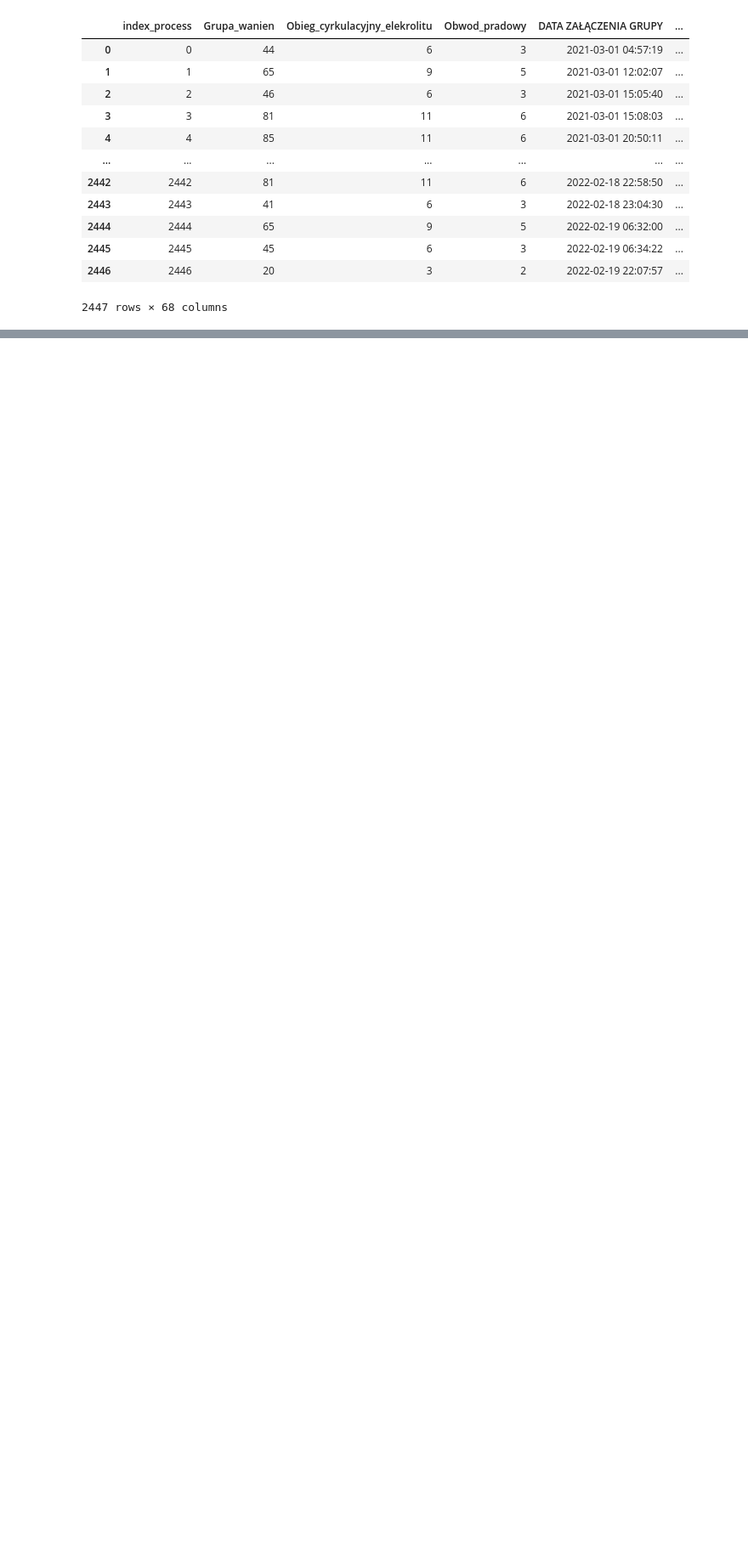
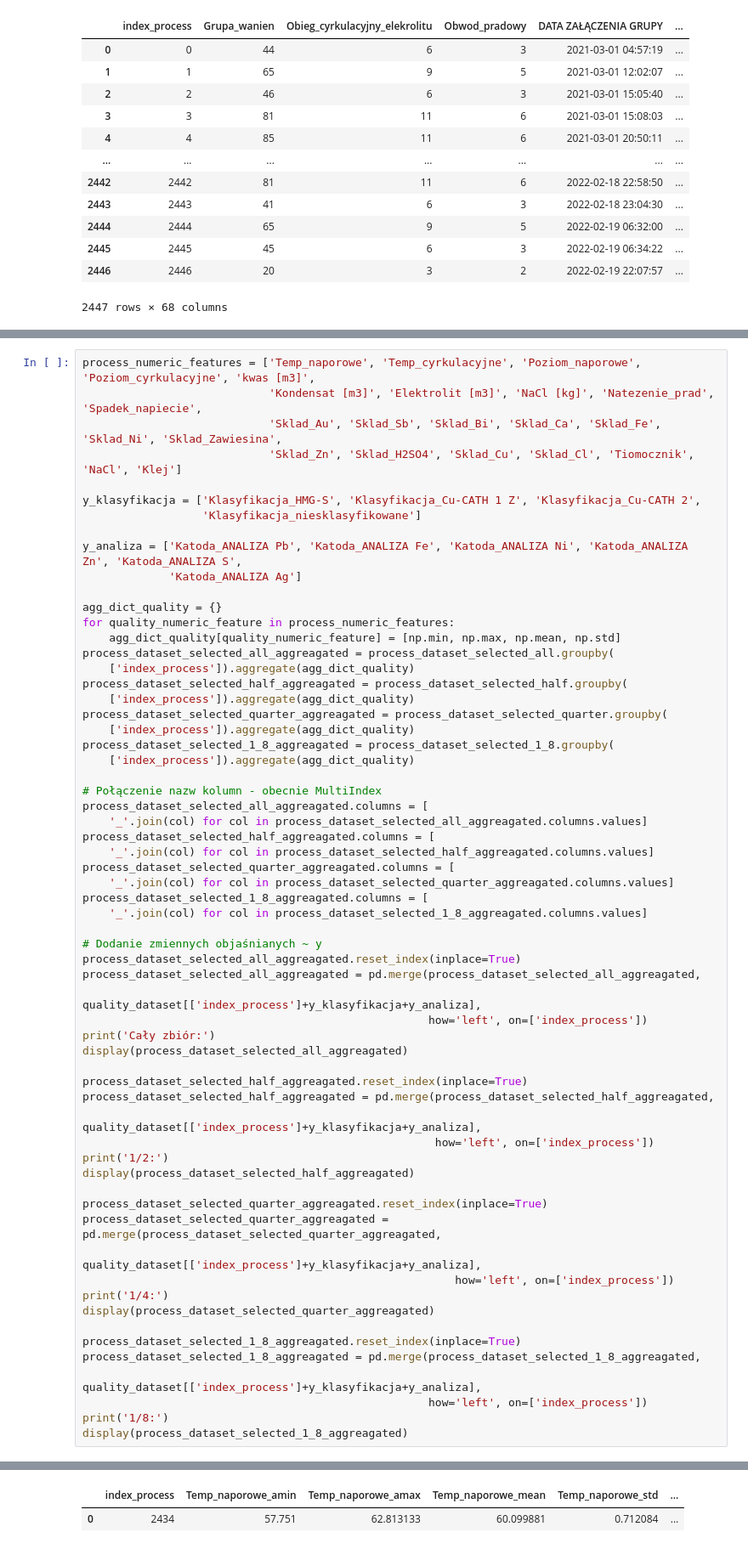
Before and after one commit to BartoszSzablowski/CuValleyHack_Batmaja, a Jupyter notebook: 04_Predykcja.ipynb, the cells around one changed output, grey strips where cells are left out. Shown at 85% size. Cells and saved outputs as stored; diff of their text form; blank space fills up the shorter version.

```diff
--- a/04_Predykcja.ipynb
+++ b/04_Predykcja.ipynb
@@ -29,0 +97,63 @@ quality_dataset
+# %%
+process_numeric_features = ['Temp_naporowe', 'Temp_cyrkulacyjne', 'Poziom_naporowe', 'Poziom_cyrkulacyjne', 'kwas [m3]',
+                            'Kondensat [m3]', 'Elektrolit [m3]', 'NaCl [kg]', 'Natezenie_prad', 'Spadek_napiecie',
+                            'Sklad_Au', 'Sklad_Sb', 'Sklad_Bi', 'Sklad_Ca', 'Sklad_Fe', 'Sklad_Ni', 'Sklad_Zawiesina',
+                            'Sklad_Zn', 'Sklad_H2SO4', 'Sklad_Cu', 'Sklad_Cl', 'Tiomocznik',  'NaCl', 'Klej']
+
+y_klasyfikacja = ['Klasyfikacja_HMG-S', 'Klasyfikacja_Cu-CATH 1 Z', 'Klasyfikacja_Cu-CATH 2',
+                  'Klasyfikacja_niesklasyfikowane']
+
+y_analiza = ['Katoda_ANALIZA Pb', 'Katoda_ANALIZA Fe', 'Katoda_ANALIZA Ni', 'Katoda_ANALIZA Zn', 'Katoda_ANALIZA S',
+             'Katoda_ANALIZA Ag']
+
+agg_dict_quality = {}
+for quality_numeric_feature in process_numeric_features:
+    agg_dict_quality[quality_numeric_feature] = [np.min, np.max, np.mean, np.std]
+process_dataset_selected_all_aggreagated = process_dataset_selected_all.groupby(
+    ['index_process']).aggregate(agg_dict_quality)
+process_dataset_selected_half_aggreagated = process_dataset_selected_half.groupby(
+    ['index_process']).aggregate(agg_dict_quality)
+process_dataset_selected_quarter_aggreagated = process_dataset_selected_quarter.groupby(
+    ['index_process']).aggregate(agg_dict_quality)
+process_dataset_selected_1_8_aggreagated = process_dataset_selected_1_8.groupby(
+    ['index_process']).aggregate(agg_dict_quality)
+
+# Połączenie nazw kolumn - obecnie MultiIndex
+process_dataset_selected_all_aggreagated.columns = [
+    '_'.join(col) for col in process_dataset_selected_all_aggreagated.columns.values]
+process_dataset_selected_half_aggreagated.columns = [
+    '_'.join(col) for col in process_dataset_selected_half_aggreagated.columns.values]
+process_dataset_selected_quarter_aggreagated.columns = [
+    '_'.join(col) for col in process_dataset_selected_quarter_aggreagated.columns.values]
+process_dataset_selected_1_8_aggreagated.columns = [
+    '_'.join(col) for col in process_dataset_selected_1_8_aggreagated.columns.values]
+
+# Dodanie zmiennych objaśnianych ~ y
+process_dataset_selected_all_aggreagated.reset_index(inplace=True)
+process_dataset_selected_all_aggreagated = pd.merge(process_dataset_selected_all_aggreagated,
+                                                    quality_dataset[['index_process']+y_klasyfikacja+y_analiza],
+                                                    how='left', on=['index_process'])
+print('Cały zbiór:')
+display(process_dataset_selected_all_aggreagated)
+
+process_dataset_selected_half_aggreagated.reset_index(inplace=True)
+process_dataset_selected_half_aggreagated = pd.merge(process_dataset_selected_half_aggreagated,
+                                                     quality_dataset[['index_process']+y_klasyfikacja+y_analiza],
+                                                     how='left', on=['index_process'])
+print('1/2:')
+display(process_dataset_selected_half_aggreagated)
+
+process_dataset_selected_quarter_aggreagated.reset_index(inplace=True)
+process_dataset_selected_quarter_aggreagated = pd.merge(process_dataset_selected_quarter_aggreagated,
+                                                        quality_dataset[['index_process']+y_klasyfikacja+y_analiza],
+                                                        how='left', on=['index_process'])
+print('1/4:')
+display(process_dataset_selected_quarter_aggreagated)
+
+process_dataset_selected_1_8_aggreagated.reset_index(inplace=True)
+process_dataset_selected_1_8_aggreagated = pd.merge(process_dataset_selected_1_8_aggreagated,
+                                                    quality_dataset[['index_process']+y_klasyfikacja+y_analiza],
+                                                    how='left', on=['index_process'])
+print('1/8:')
+display(process_dataset_selected_1_8_aggreagated)
+# %% [output]
@@ -29,0 +161,2 @@ quality_dataset
+|  | index_process | Temp_naporowe_amin | Temp_naporowe_amax | Temp_naporowe_mean | Temp_naporowe_std | ... |
+| 0 | 2434 | 57.751 | 62.813133 | 60.099881 | 0.712084 | ... |
```
Also changed, not shown: parts of 31 cells of this notebook, 1 other file.
